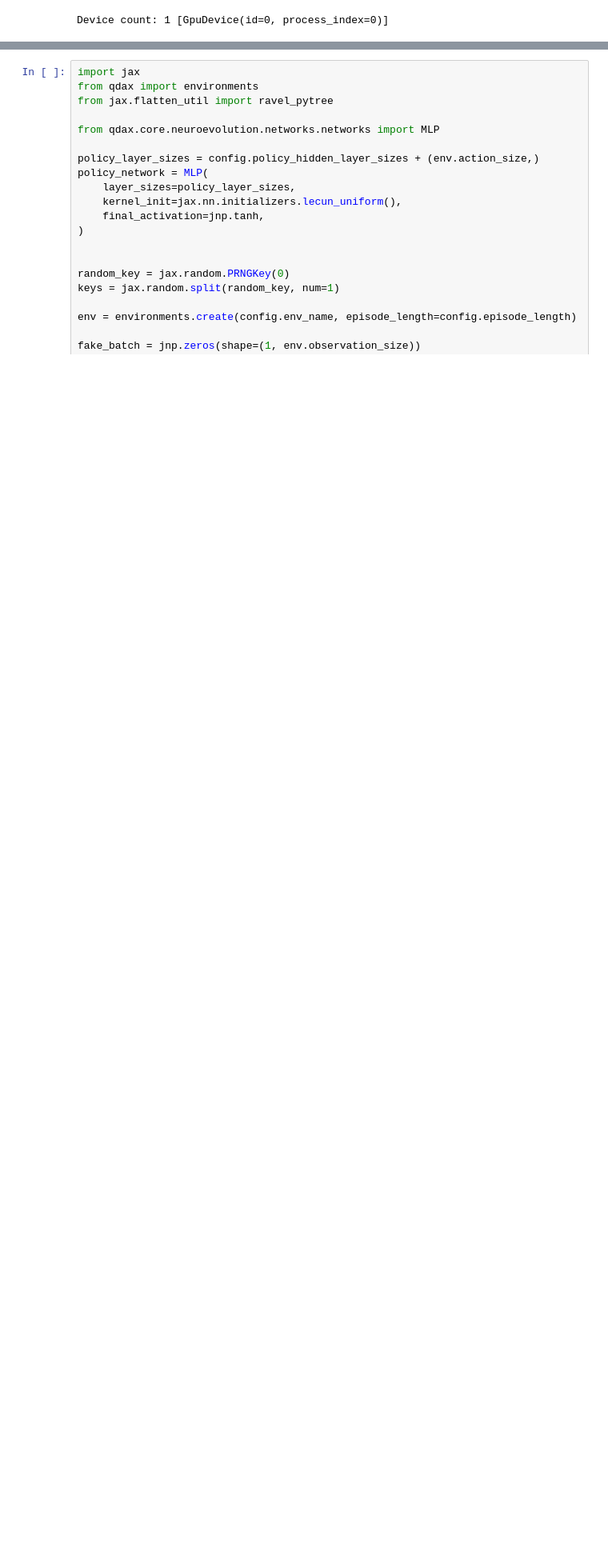
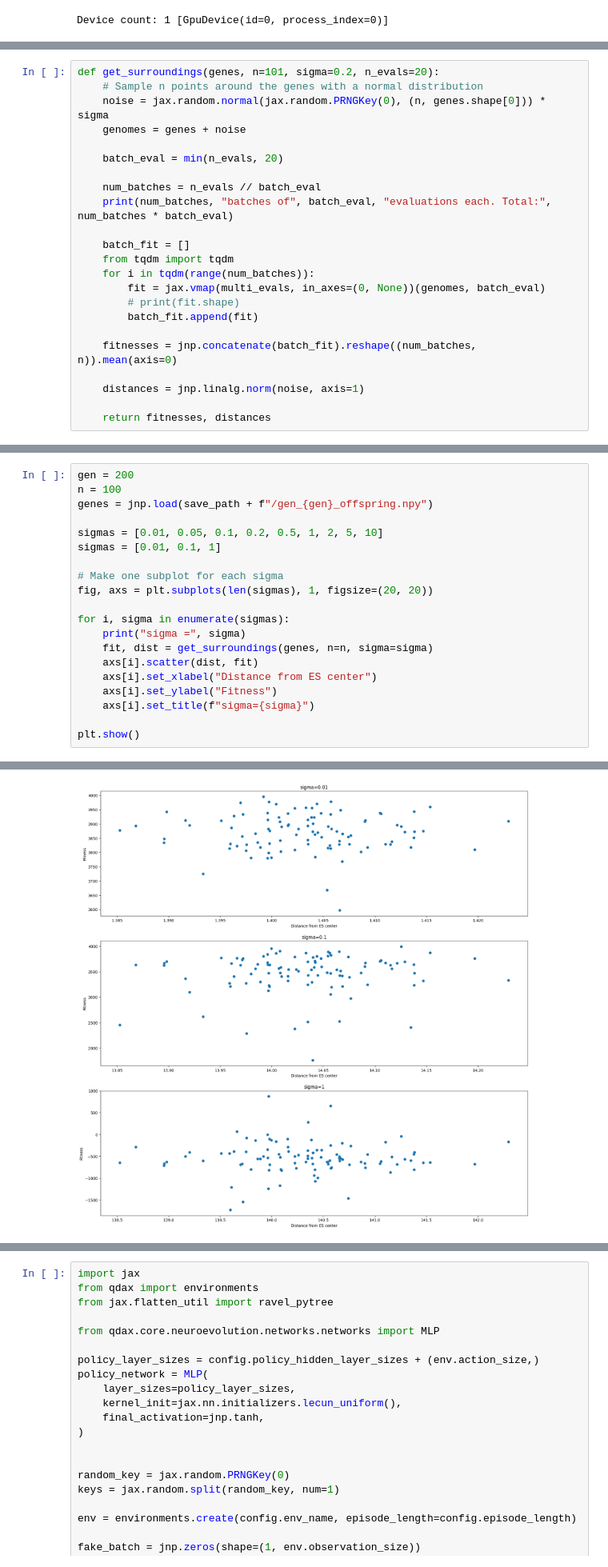
Before and after one commit to TemplierPaul/QDax, a Jupyter notebook: genomes.ipynb, the cells around one changed output, grey strips where cells are left out. Shown at 80% size. Drawn from its saved outputs; the diff is of its cells as text; blank space fills up the shorter version.

```diff
--- a/genomes.ipynb
+++ b/genomes.ipynb
@@ -49,0 +203,23 @@ wandb_run  = EM. wandb_run,
+# %%
+def get_surroundings(genes, n=101, sigma=0.2, n_evals=20):
+    # Sample n points around the genes with a normal distribution
+    noise = jax.random.normal(jax.random.PRNGKey(0), (n, genes.shape[0])) * sigma
+    genomes = genes + noise
+
+    batch_eval = min(n_evals, 20)
+
+    num_batches = n_evals // batch_eval
+    print(num_batches, "batches of", batch_eval, "evaluations each. Total:", num_batches * batch_eval)
+
+    batch_fit = []
+    from tqdm import tqdm
+    for i in tqdm(range(num_batches)):
+        fit = jax.vmap(multi_evals, in_axes=(0, None))(genomes, batch_eval)
+        # print(fit.shape)
+        batch_fit.append(fit)
+
+    fitnesses = jnp.concatenate(batch_fit).reshape((num_batches, n)).mean(axis=0)
+
+    distances = jnp.linalg.norm(noise, axis=1)
+
+    return fitnesses, distances
@@ -49,0 +291,21 @@ wandb_run  = EM. wandb_run,
+# %%
+gen = 200
+n = 100
+genes = jnp.load(save_path + f"/gen_{gen}_offspring.npy")
+
+sigmas = [0.01, 0.05, 0.1, 0.2, 0.5, 1, 2, 5, 10]
+sigmas = [0.01, 0.1, 1]
+
+# Make one subplot for each sigma
+fig, axs = plt.subplots(len(sigmas), 1, figsize=(20, 20))
+
+for i, sigma in enumerate(sigmas):
+    print("sigma =", sigma)
+    fit, dist = get_surroundings(genes, n=n, sigma=sigma)
+    axs[i].scatter(dist, fit)
+    axs[i].set_xlabel("Distance from ES center")
+    axs[i].set_ylabel("Fitness")
+    axs[i].set_title(f"sigma={sigma}")
+
+plt.show()
+# %% [output]
@@ -50 +318,2 @@ wandb_run  = EM. wandb_run,
+[figure, added]
 # %%
```
Also changed, not shown: parts of 31 cells of this notebook, 13 other files.
